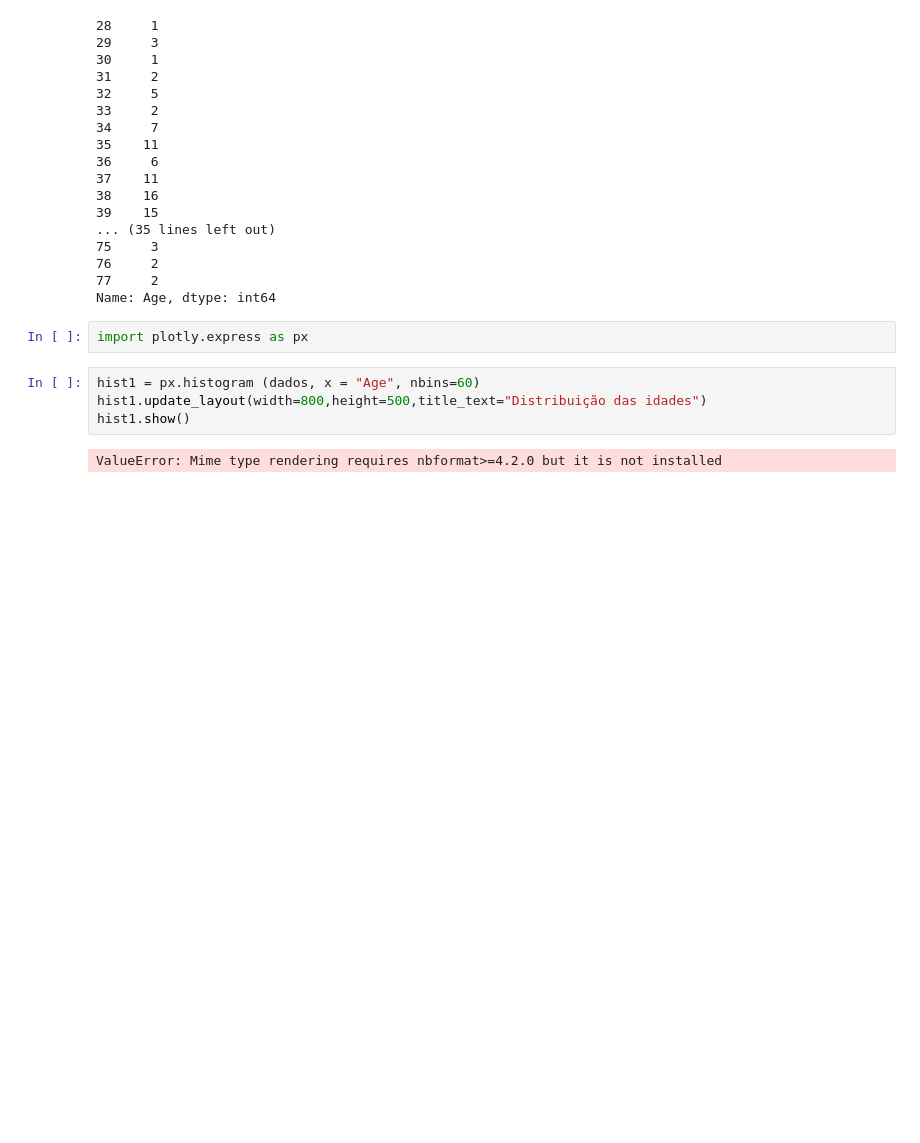
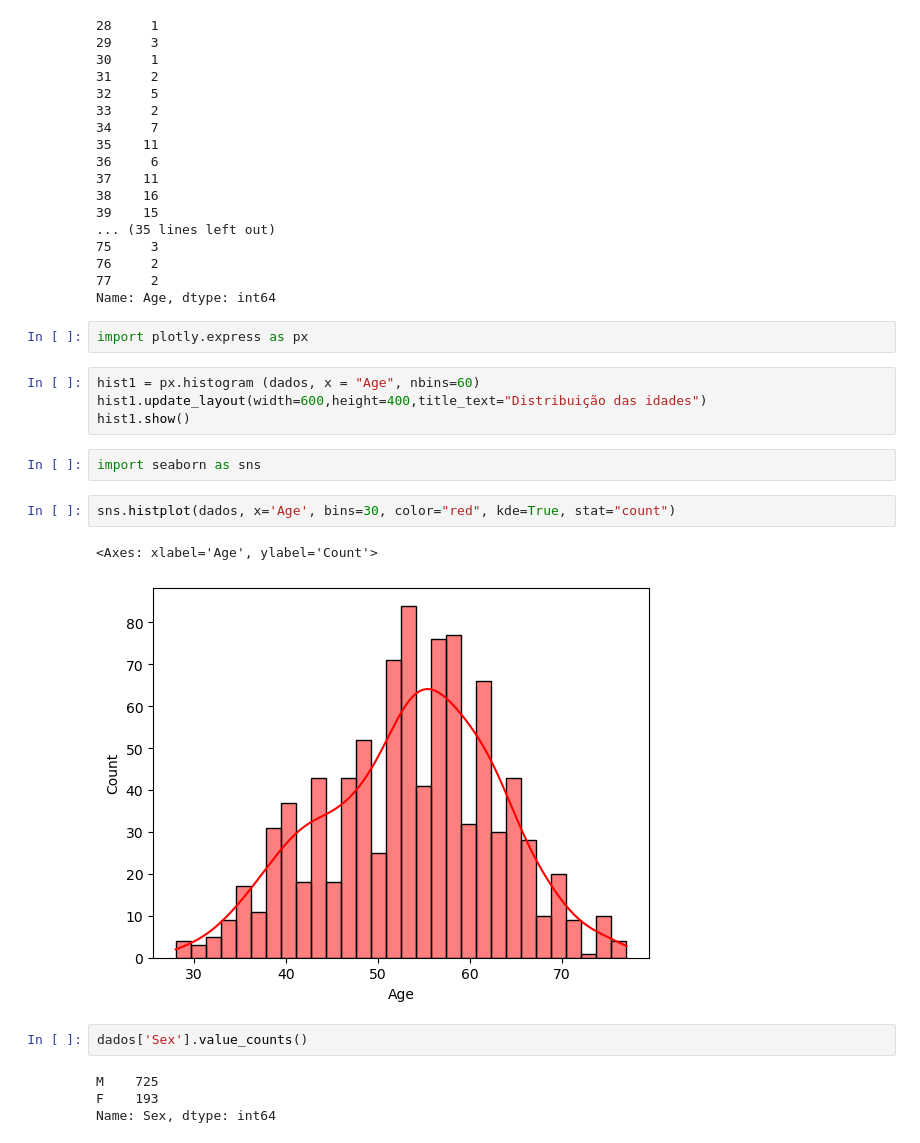
Before and after one commit to LuizSeabraDeMarco/Machine-Learning-com-Python, a Jupyter notebook: Seção 4/tratamento_classificacao.ipynb, the cells around one changed output. Cells and saved outputs as stored; diff of their text form; blank space fills up the shorter version.

```diff
--- a/Seção 4/tratamento_classificacao.ipynb
+++ b/Seção 4/tratamento_classificacao.ipynb
@@ -79,7 +79,18 @@ Name: Age, dtype: int64
 import plotly.express as px
 # %%
 hist1 = px.histogram (dados, x = "Age", nbins=60)
-hist1.update_layout(width=800,height=500,title_text="Distribuição das idades")
+hist1.update_layout(width=600,height=400,title_text="Distribuição das idades")
 hist1.show()
-# %% [output]
-ValueError: Mime type rendering requires nbformat>=4.2.0 but it is not installed
+# %%
+import seaborn as sns
+# %%
+sns.histplot(dados, x='Age', bins=30, color="red", kde=True, stat="count")
+# %% [output]
+<Axes: xlabel='Age', ylabel='Count'>
+[figure, added]
+# %%
+dados['Sex'].value_counts()
+# %% [output]
+M    725
+F    193
+Name: Sex, dtype: int64
```
Also changed, not shown: parts of 20 cells of this notebook.
